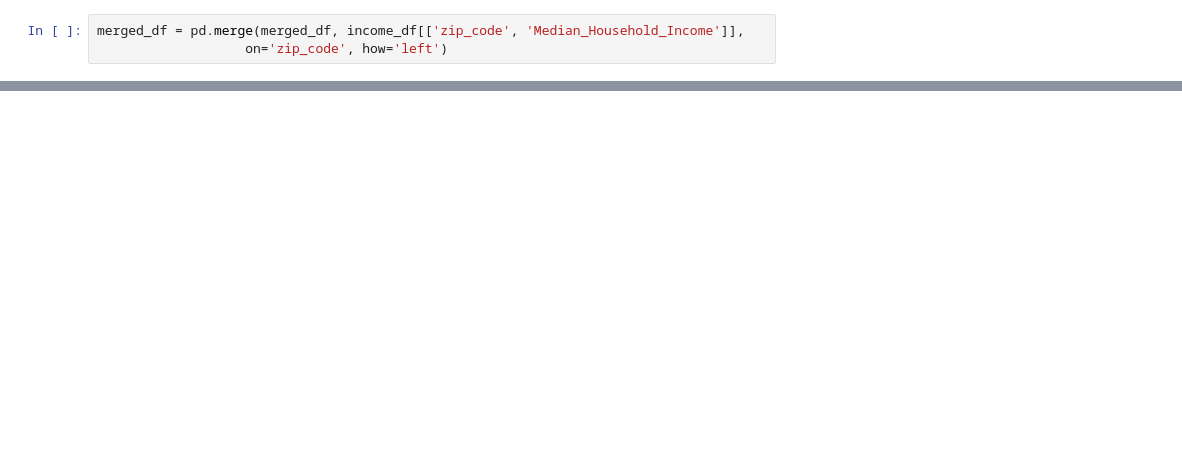
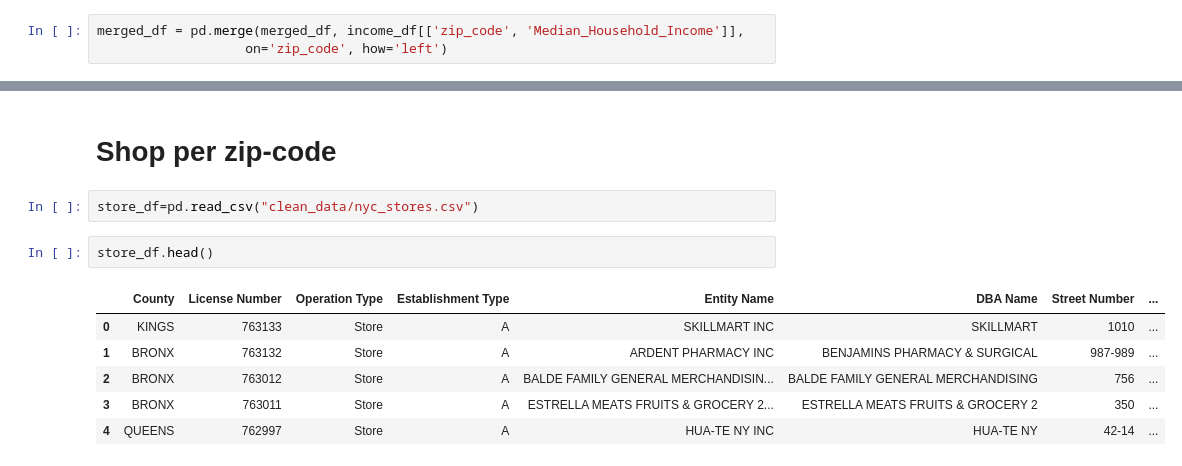
Before and after one commit to AprilQx/data_science_project, a Jupyter notebook: notebooks/feature_engineering.ipynb, the cells around one changed output, grey strips where cells are left out. Cells and saved outputs as stored; diff of their text form; blank space fills up the shorter version.

```diff
--- a/notebooks/feature_engineering.ipynb
+++ b/notebooks/feature_engineering.ipynb
@@ -255,0 +573,13 @@ merged_df.to_csv('clean_data/merged_data.csv', index=False)
+# %% [markdown]
+# Shop per zip-code
+# %%
+store_df=pd.read_csv("clean_data/nyc_stores.csv")
+# %%
+store_df.head()
+# %% [output]
+|  | County | License Number | Operation Type | Establishment Type | Entity Name | DBA Name | Street Number | ... |
+| 0 | KINGS | 763133 | Store | A | SKILLMART INC | SKILLMART | 1010 | ... |
+| 1 | BRONX | 763132 | Store | A | ARDENT PHARMACY INC | BENJAMINS PHARMACY & SURGICAL | 987-989 | ... |
+| 2 | BRONX | 763012 | Store | A | BALDE FAMILY GENERAL MERCHANDISIN... | BALDE FAMILY GENERAL MERCHANDISING | 756 | ... |
+| 3 | BRONX | 763011 | Store | A | ESTRELLA MEATS FRUITS & GROCERY 2... | ESTRELLA MEATS FRUITS & GROCERY 2 | 350 | ... |
+| 4 | QUEENS | 762997 | Store | A | HUA-TE NY INC | HUA-TE NY | 42-14 | ... |
```
Also changed, not shown: parts of 43 cells of this notebook, 23 other files.
